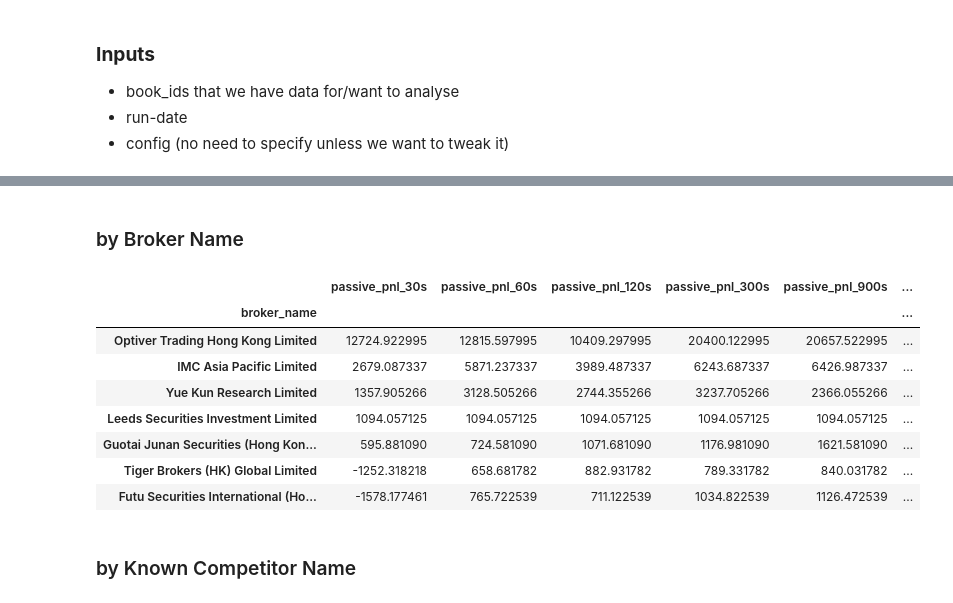
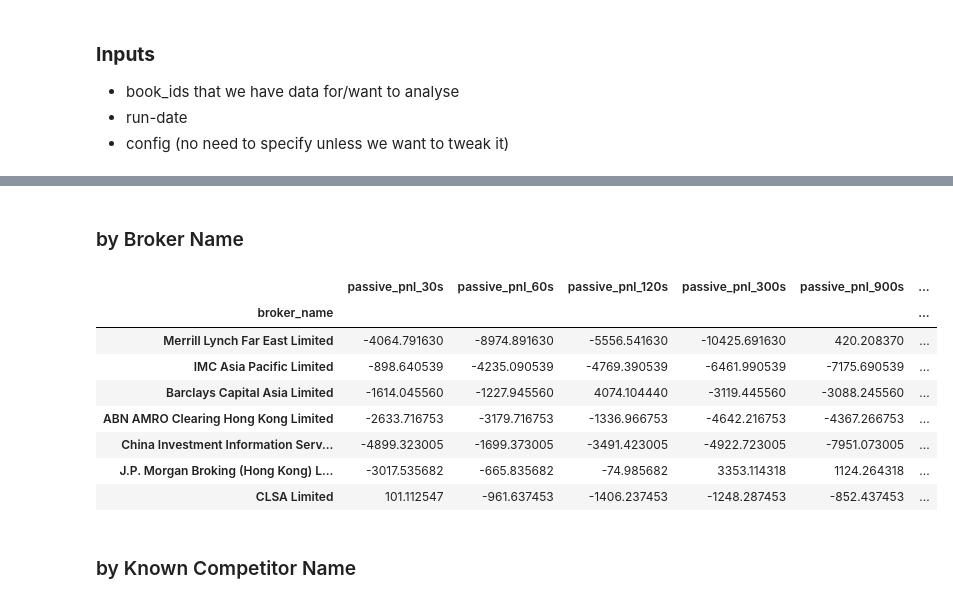
Before and after one commit to KartikeyaBisht9/FobaBacktestEngine, a Jupyter notebook: foba_create.ipynb, the cells around one changed output, grey strips where cells are left out. Drawn from its saved outputs; the diff is of its cells as text; code cells hidden in the pictures.

```diff
--- a/foba_create.ipynb
+++ b/foba_create.ipynb
@@ -64,7 +83,7 @@ run_date = datetime(2024,1,31)
 # %%
-omdc_foba = run_foba_analysis(
-    date=run_date,
-    mode="passive_analysis",
-    book_ids=list(SYMBOLS.keys()),
-    s3_persist=False
-)
+# omdc_foba = run_foba_analysis(
+#     date=run_date,
+#     mode="passive_analysis",
+#     book_ids=list(SYMBOLS.keys()),
+#     s3_persist=False
+# )
@@ -113,4 +432,0 @@ with open("FOBA_df.pkl", "wb") as file:
-# %%
-import pickle
-with open("FOBA_df.pkl", "rb") as file:
-    FOBA_df = pickle.load(file)
@@ -222,23 +538,23 @@ grouped["buy_turnover"] = grouped["buy_turnover"]/1_000_000
 grouped["sell_turnover"] = grouped["sell_turnover"]/1_000_000
 # %%
 iDisp.display(HTML("<H3>by Broker Name</H3>"))
-styled = grouped.sort_values("passive_pnl_120s", ascending=False).head(7).style \
+styled = grouped.sort_values("slipped_pnl_eod", ascending=True).head(7).style \
     .background_gradient(subset=["mkt%"], cmap="Reds", low=0, high=1) \
     .background_gradient(subset=["passive_pnl_30s", "passive_pnl_60s", "passive_pnl_120s", "passive_pnl_300s", "passive_pnl_900s", "slipped_pnl_eod"], cmap="Greens", low=0, high=1) \
     .background_gradient(subset=["bps_pnl_120s", "bps_pnl_300s"], cmap="Blues", low=6, high=10) \
     .background_gradient(subset=["turnover_original", "buy_turnover", "sell_turnover"], cmap="Blues", low=0, high=1)
 styled
 # %% [output]
 by Broker Name
 |  | passive_pnl_30s | passive_pnl_60s | passive_pnl_120s | passive_pnl_300s | passive_pnl_900s | ... |
 | broker_name |  |  |  |  |  | ... |
-| Optiver Trading Hong Kong Limited | 12724.922995 | 12815.597995 | 10409.297995 | 20400.122995 | 20657.522995 | ... |
-| IMC Asia Pacific Limited | 2679.087337 | 5871.237337 | 3989.487337 | 6243.687337 | 6426.987337 | ... |
-| Yue Kun Research Limited | 1357.905266 | 3128.505266 | 2744.355266 | 3237.705266 | 2366.055266 | ... |
-| Leeds Securities Investment Limited | 1094.057125 | 1094.057125 | 1094.057125 | 1094.057125 | 1094.057125 | ... |
-| Guotai Junan Securities (Hong Kon... | 595.881090 | 724.581090 | 1071.681090 | 1176.981090 | 1621.581090 | ... |
-| Tiger Brokers (HK) Global Limited | -1252.318218 | 658.681782 | 882.931782 | 789.331782 | 840.031782 | ... |
-| Futu Securities International (Ho... | -1578.177461 | 765.722539 | 711.122539 | 1034.822539 | 1126.472539 | ... |
+| Merrill Lynch Far East Limited | -4064.791630 | -8974.891630 | -5556.541630 | -10425.691630 | 420.208370 | ... |
+| IMC Asia Pacific Limited | -898.640539 | -4235.090539 | -4769.390539 | -6461.990539 | -7175.690539 | ... |
+| Barclays Capital Asia Limited | -1614.045560 | -1227.945560 | 4074.104440 | -3119.445560 | -3088.245560 | ... |
+| ABN AMRO Clearing Hong Kong Limited | -2633.716753 | -3179.716753 | -1336.966753 | -4642.216753 | -4367.266753 | ... |
+| China Investment Information Serv... | -4899.323005 | -1699.373005 | -3491.423005 | -4922.723005 | -7951.073005 | ... |
+| J.P. Morgan Broking (Hong Kong) L... | -3017.535682 | -665.835682 | -74.985682 | 3353.114318 | 1124.264318 | ... |
+| CLSA Limited | 101.112547 | -961.637453 | -1406.237453 | -1248.287453 | -852.437453 | ... |
 # %%
 total_turnover = trade_data["turnover_original"].sum()
 trade_data["buy_turnover"] = np.where(trade_data["side"] == Side.BID, trade_data["turnover_original"], 0)
```
Also changed, not shown: parts of 45 cells of this notebook, 10 other files.
